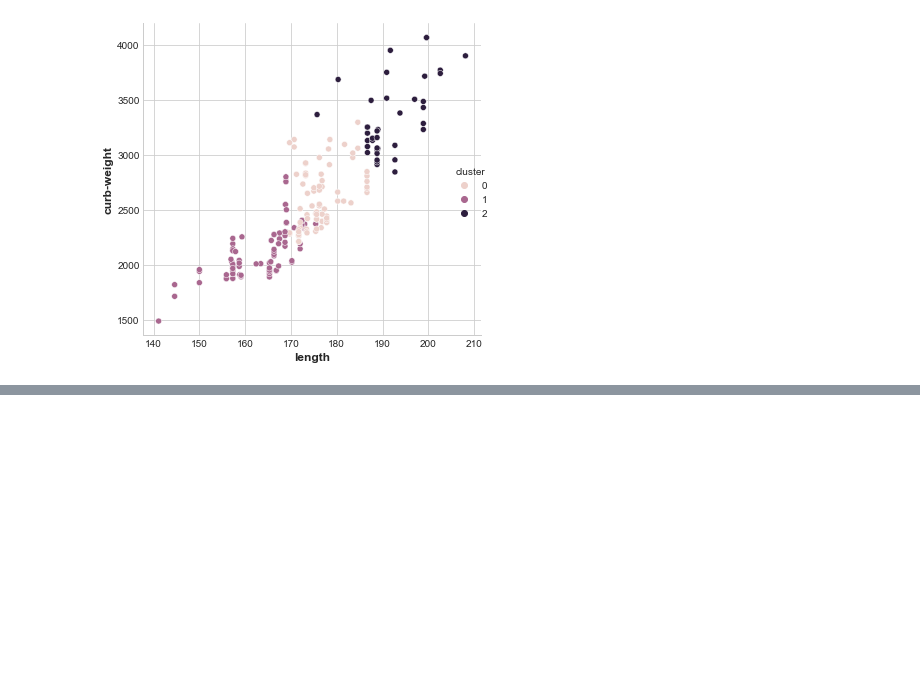
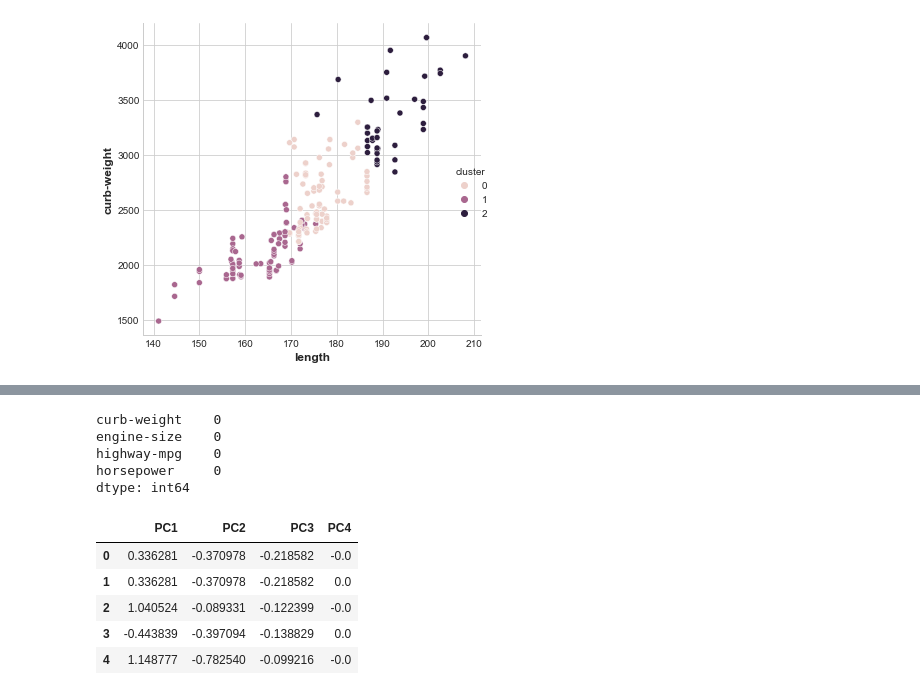
Before and after one commit to joshfuchs/DataScience_projects, a Jupyter notebook: automobiles.ipynb, the cells around one changed output, grey strips where cells are left out. Cells and saved outputs as stored; diff of their text form; code cells hidden in the pictures; blank space fills up the shorter version.

```diff
--- a/automobiles.ipynb
+++ b/automobiles.ipynb
@@ -262,0 +335,26 @@ sns.relplot(x = 'length', y = 'curb-weight', hue = 'cluster', data = df)
+# %%
+X_scaled.isna().sum()
+#y.isna().sum()
+# %% [output]
+curb-weight    0
+engine-size    0
+highway-mpg    0
+horsepower     0
+dtype: int64
+# %%
+# create principal components
+pca = PCA()
+X_pca = pca.fit_transform(X_scaled)
+
+# convert to dataframe
+component_names = [f'PC{i+1}' for i in range(X_pca.shape[1])]
+X_pca = pd.DataFrame(X_pca, columns=component_names)
+
+X_pca.head()
+# %% [output]
+|  | PC1 | PC2 | PC3 | PC4 |
+| 0 | 0.336281 | -0.370978 | -0.218582 | -0.0 |
+| 1 | 0.336281 | -0.370978 | -0.218582 | 0.0 |
+| 2 | 1.040524 | -0.089331 | -0.122399 | -0.0 |
+| 3 | -0.443839 | -0.397094 | -0.138829 | 0.0 |
+| 4 | 1.148777 | -0.782540 | -0.099216 | -0.0 |
```
Also changed, not shown: parts of 8 cells of this notebook.
